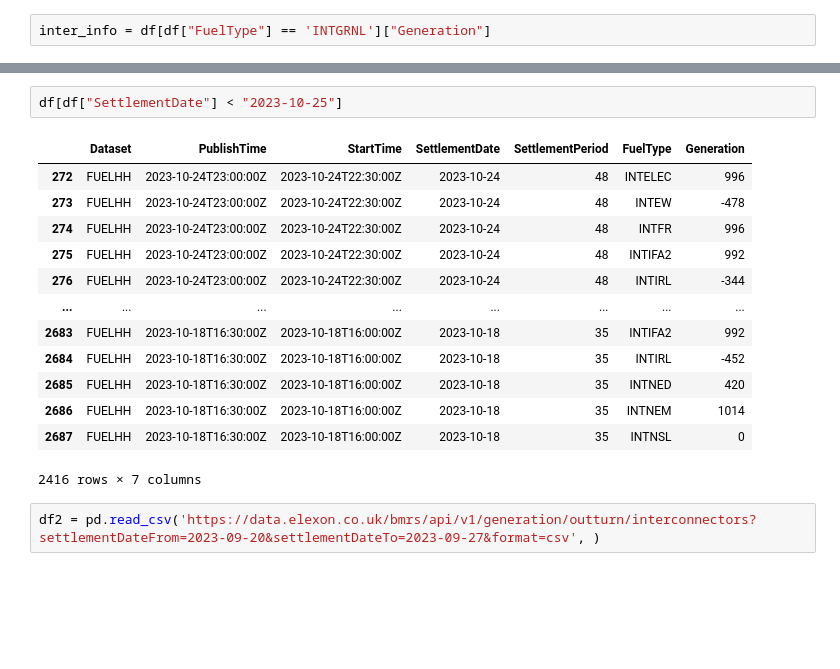
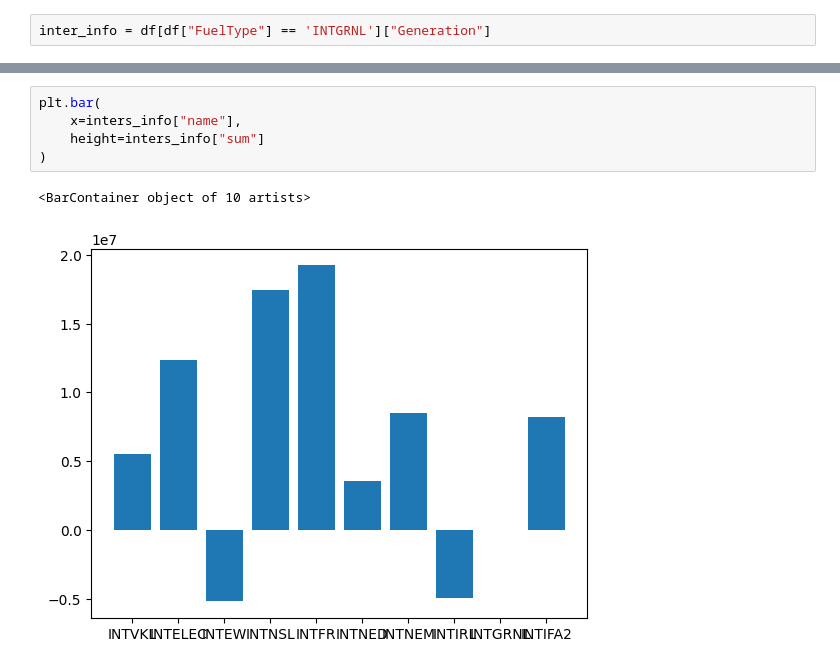
Before and after one commit to theglassofwater/Electricity, a Jupyter notebook: Interconnectors/interconnectors.ipynb, the cells around one changed output, grey strips where cells are left out. Cells and saved outputs as stored; diff of their text form; blank space fills up the shorter version.

```diff
--- a/Interconnectors/interconnectors.ipynb
+++ b/Interconnectors/interconnectors.ipynb
@@ -89,18 +53,8 @@ df[df["SettlementPeriod"] == 33]
-# %%
-df[df["SettlementDate"] < "2023-10-25"]
-# %% [output]
-|  | Dataset | PublishTime | StartTime | SettlementDate | SettlementPeriod | FuelType | Generation |
-| 272 | FUELHH | 2023-10-24T23:00:00Z | 2023-10-24T22:30:00Z | 2023-10-24 | 48 | INTELEC | 996 |
-| 273 | FUELHH | 2023-10-24T23:00:00Z | 2023-10-24T22:30:00Z | 2023-10-24 | 48 | INTEW | -478 |
-| 274 | FUELHH | 2023-10-24T23:00:00Z | 2023-10-24T22:30:00Z | 2023-10-24 | 48 | INTFR | 996 |
-| 275 | FUELHH | 2023-10-24T23:00:00Z | 2023-10-24T22:30:00Z | 2023-10-24 | 48 | INTIFA2 | 992 |
-| 276 | FUELHH | 2023-10-24T23:00:00Z | 2023-10-24T22:30:00Z | 2023-10-24 | 48 | INTIRL | -344 |
-| ... | ... | ... | ... | ... | ... | ... | ... |
-| 2683 | FUELHH | 2023-10-18T16:30:00Z | 2023-10-18T16:00:00Z | 2023-10-18 | 35 | INTIFA2 | 992 |
-| 2684 | FUELHH | 2023-10-18T16:30:00Z | 2023-10-18T16:00:00Z | 2023-10-18 | 35 | INTIRL | -452 |
-| 2685 | FUELHH | 2023-10-18T16:30:00Z | 2023-10-18T16:00:00Z | 2023-10-18 | 35 | INTNED | 420 |
-| 2686 | FUELHH | 2023-10-18T16:30:00Z | 2023-10-18T16:00:00Z | 2023-10-18 | 35 | INTNEM | 1014 |
-| 2687 | FUELHH | 2023-10-18T16:30:00Z | 2023-10-18T16:00:00Z | 2023-10-18 | 35 | INTNSL | 0 |
-2416 rows × 7 columns
-# %%
-df2 = pd.read_csv('https://data.elexon.co.uk/bmrs/api/v1/generation/outturn/interconnectors?settlementDateFrom=2023-09-20&settlementDateTo=2023-09-27&format=csv', )
+# %%
+plt.bar(
+    x=inters_info["name"],
+    height=inters_info["sum"]
+)
+# %% [output]
+<BarContainer object of 10 artists>
+[figure, added]
```
Also changed, not shown: parts of 14 cells of this notebook, 1 other file.
